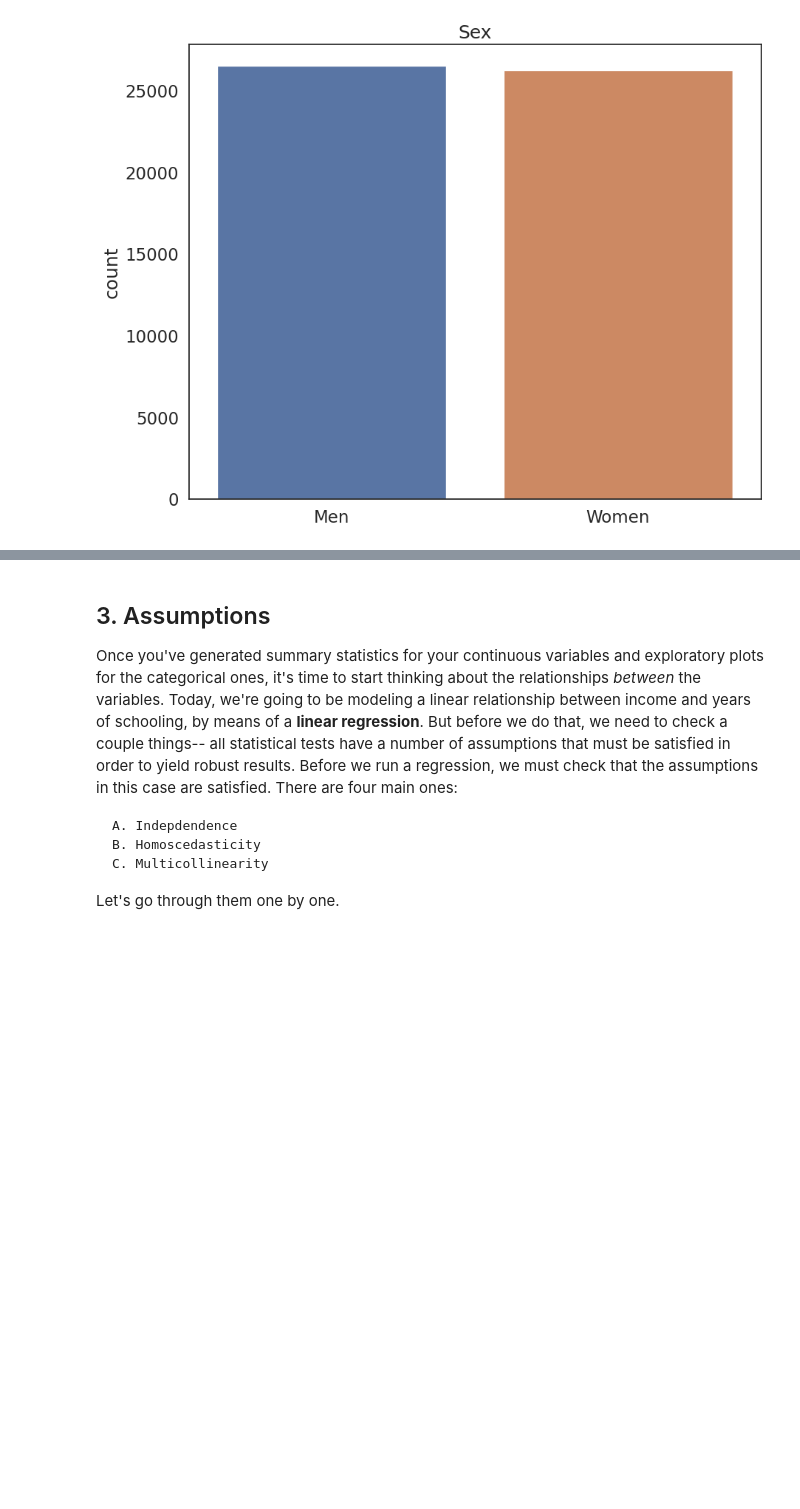
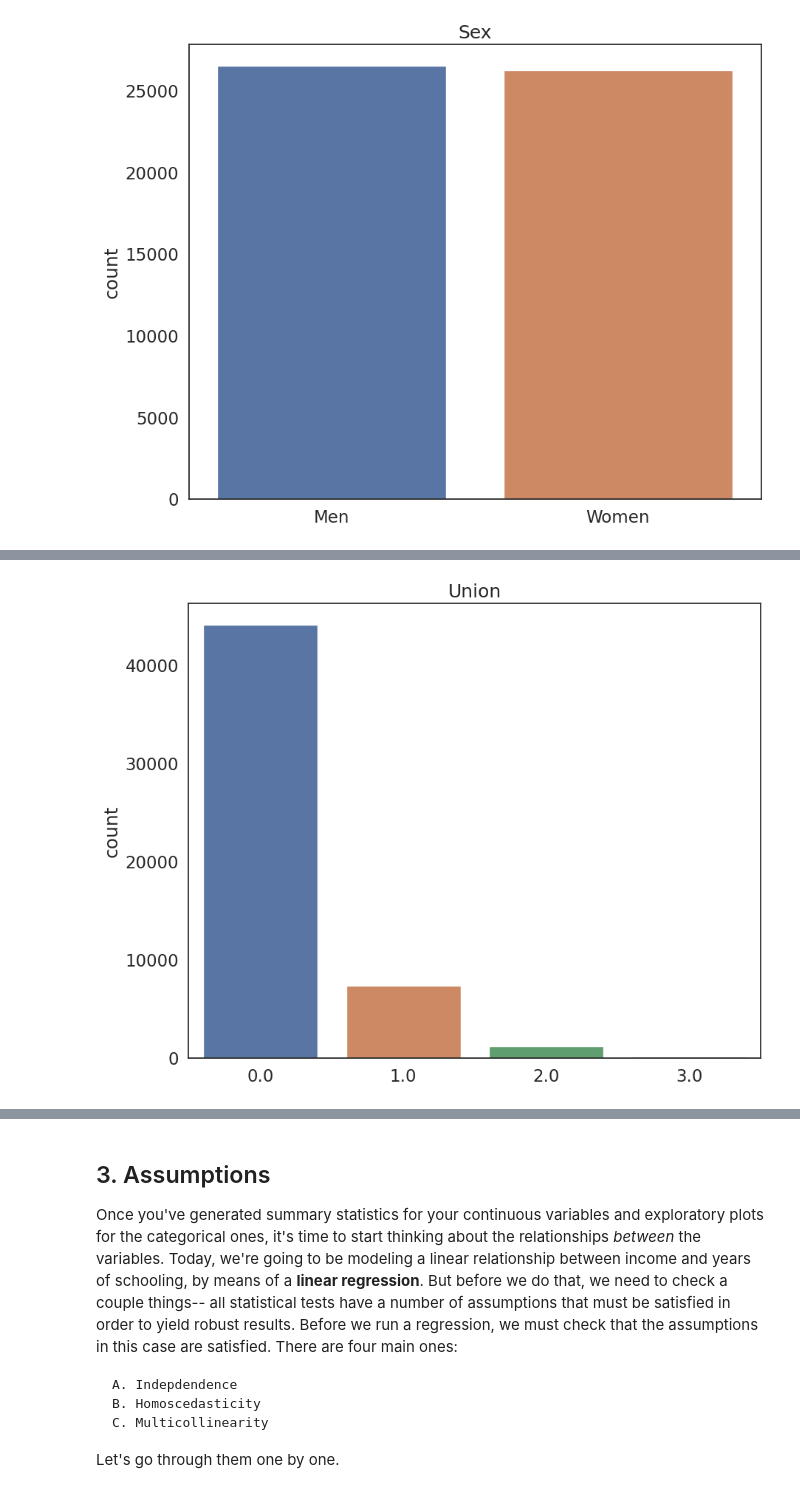
Before and after one commit to khou128/QM2, a Jupyter notebook: notebooks/W08. Linear Regression.ipynb, the cells around one changed output, grey strips where cells are left out. Drawn from its saved outputs; the diff is of its cells as text; code cells hidden in the pictures; blank space fills up the shorter version.

```diff
--- a/notebooks/W08. Linear Regression.ipynb
+++ b/notebooks/W08. Linear Regression.ipynb
@@ -180,3 +189,12 @@ plt.show() # show the plot
+# %%
+sns.countplot(data=reg_df, x='union') # plot the union variable
+
+plt.title('Union') # add a title
+plt.xlabel('') # remove the x axis label
+
+plt.show() # show the plot
+# %% [output]
+[figure, added]
 # %%
 sns.countplot(data=reg_df, x='ind') # plot the union variable
 
```
Also changed, not shown: parts of 2 cells of this notebook.
